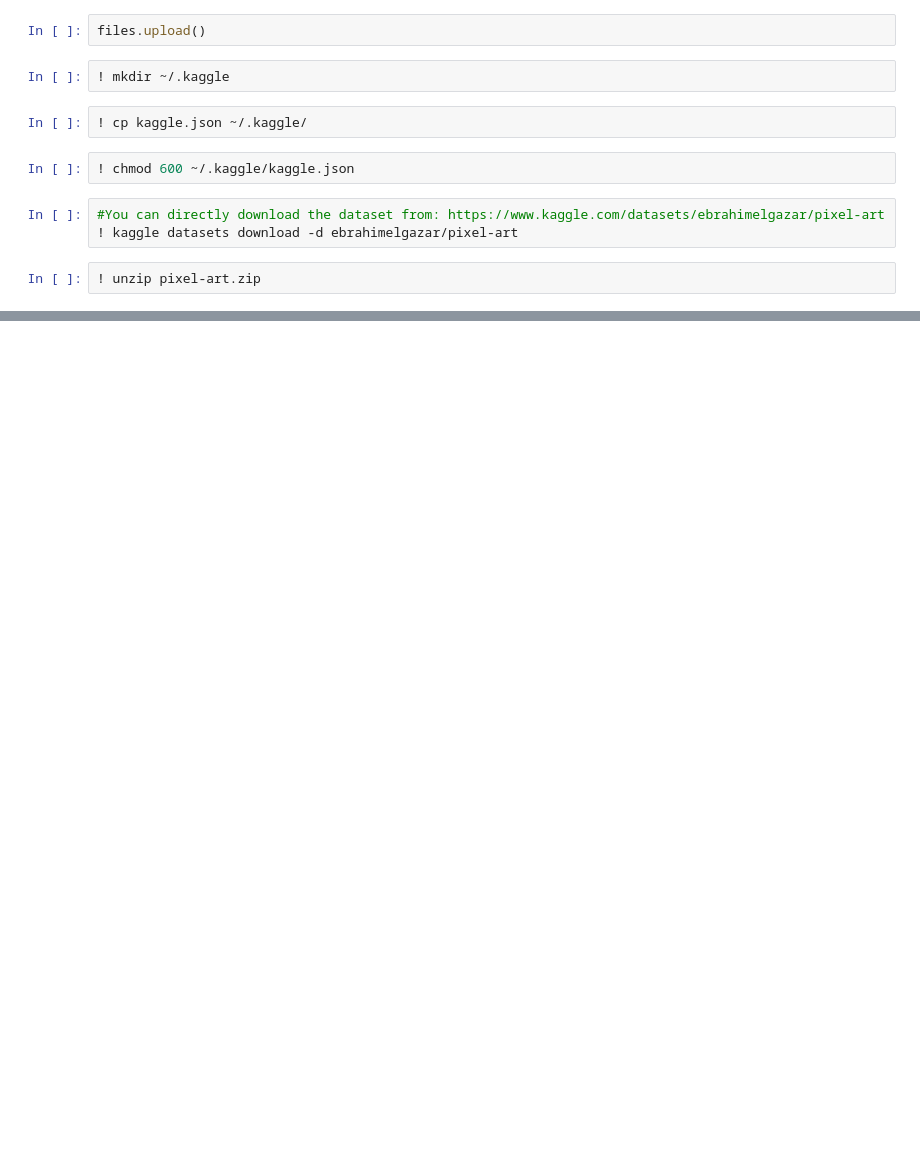
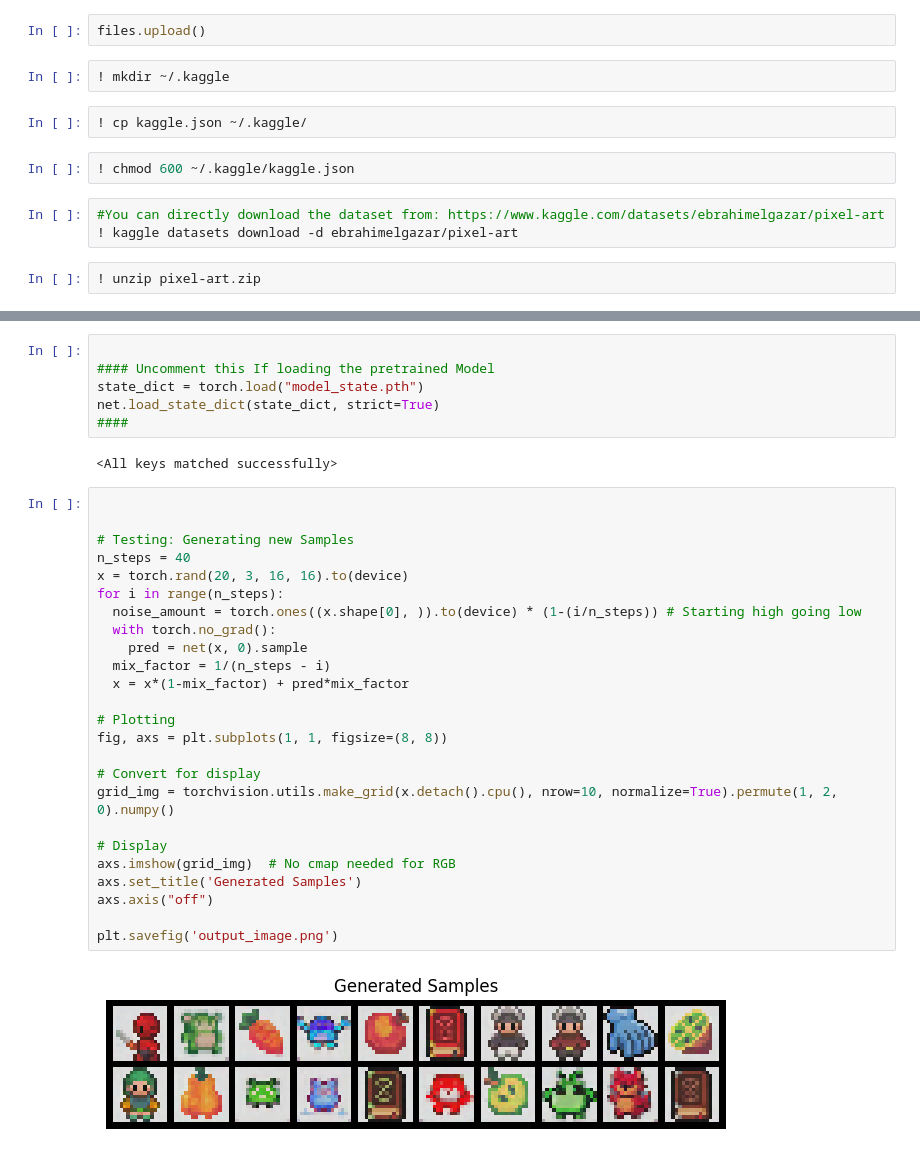
Before and after one commit to akhilgakhar/Diffusion_Model101, a Jupyter notebook: Intro_to_Diffusion_models.ipynb, the cells around one changed output, grey strips where cells are left out. Cells and saved outputs as stored; diff of their text form; blank space fills up the shorter version.

```diff
--- a/Intro_to_Diffusion_models.ipynb
+++ b/Intro_to_Diffusion_models.ipynb
@@ -175,0 +156,35 @@ plt.savefig('output_image.png')
+# %%
+
+#### Uncomment this If loading the pretrained Model
+state_dict = torch.load("model_state.pth")
+net.load_state_dict(state_dict, strict=True)
+####
+# %% [output]
+<All keys matched successfully>
+# %%
+
+
+# Testing: Generating new Samples
+n_steps = 40
+x = torch.rand(20, 3, 16, 16).to(device)
+for i in range(n_steps):
+  noise_amount = torch.ones((x.shape[0], )).to(device) * (1-(i/n_steps)) # Starting high going low
+  with torch.no_grad():
+    pred = net(x, 0).sample
+  mix_factor = 1/(n_steps - i)
+  x = x*(1-mix_factor) + pred*mix_factor
+
+# Plotting
+fig, axs = plt.subplots(1, 1, figsize=(8, 8))
+
+# Convert for display
+grid_img = torchvision.utils.make_grid(x.detach().cpu(), nrow=10, normalize=True).permute(1, 2, 0).numpy()
+
+# Display
+axs.imshow(grid_img)  # No cmap needed for RGB
+axs.set_title('Generated Samples')
+axs.axis("off")
+
+plt.savefig('output_image.png')
+# %% [output]
+[figure, added]
```
Also changed, not shown: parts of 2 cells of this notebook.
